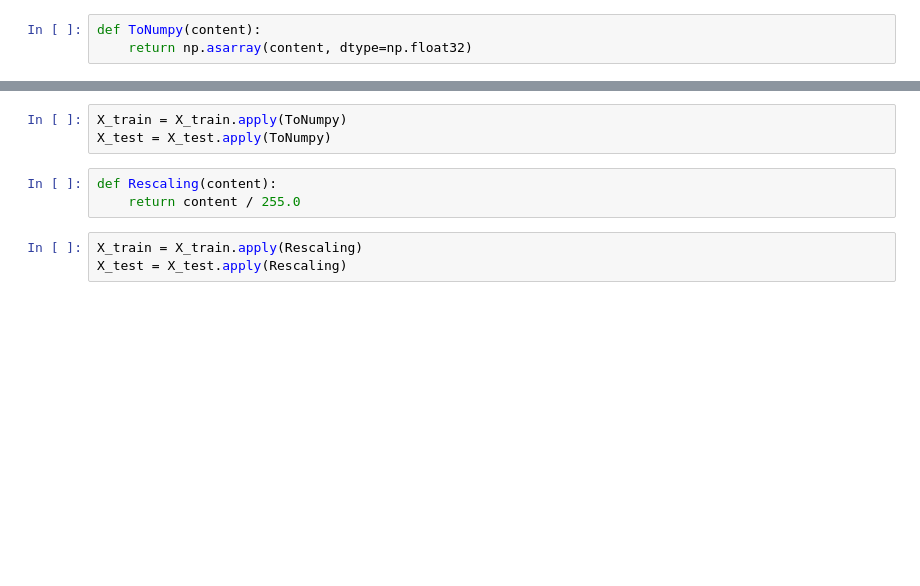
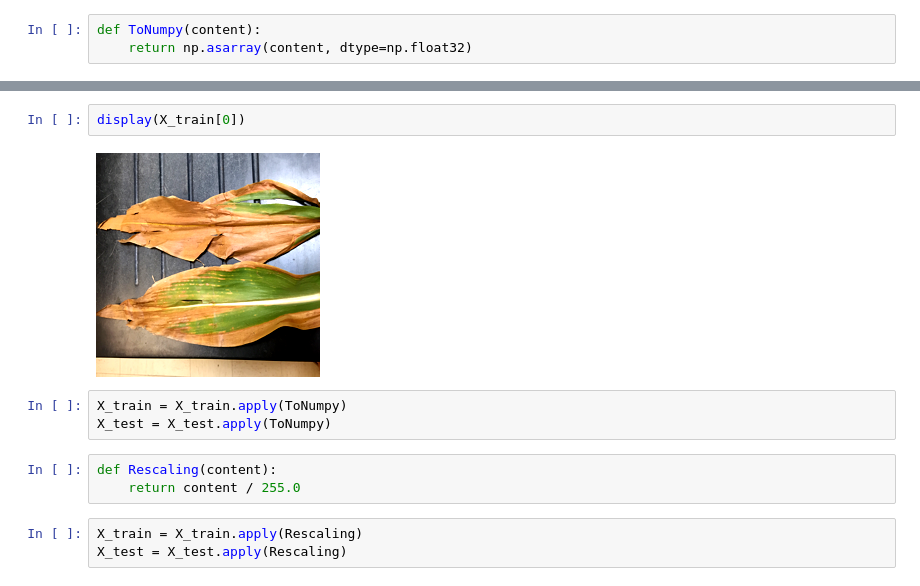
Before and after one commit to riccardo-borgo/Corn-Disease, a Jupyter notebook: dataLoading - Augmentation.ipynb, the cells around one changed output, grey strips where cells are left out. Drawn from its saved outputs; the diff is of its cells as text; blank space fills up the shorter version.

```diff
--- a/dataLoading - Augmentation.ipynb
+++ b/dataLoading - Augmentation.ipynb
@@ -221,3 +222,7 @@ X_train[0]
+# %%
+display(X_train[0])
+# %% [output]
+[figure, added]
 # %%
 X_train = X_train.apply(ToNumpy)
 X_test = X_test.apply(ToNumpy)
```
Also changed, not shown: parts of 37 cells of this notebook.
